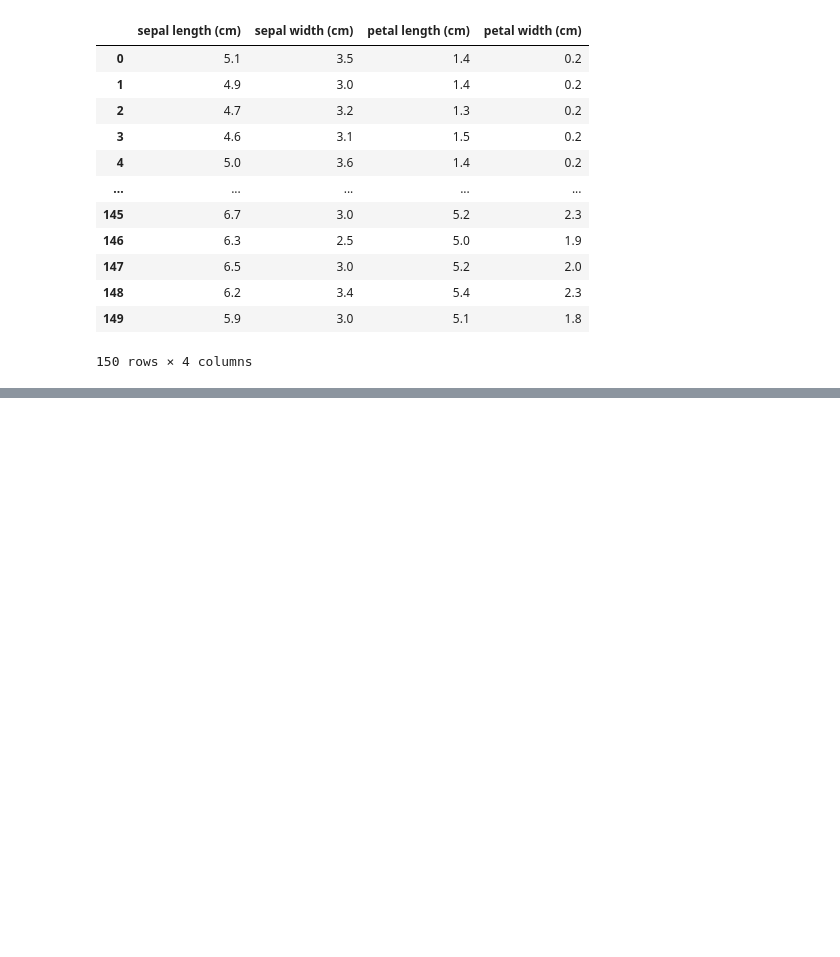
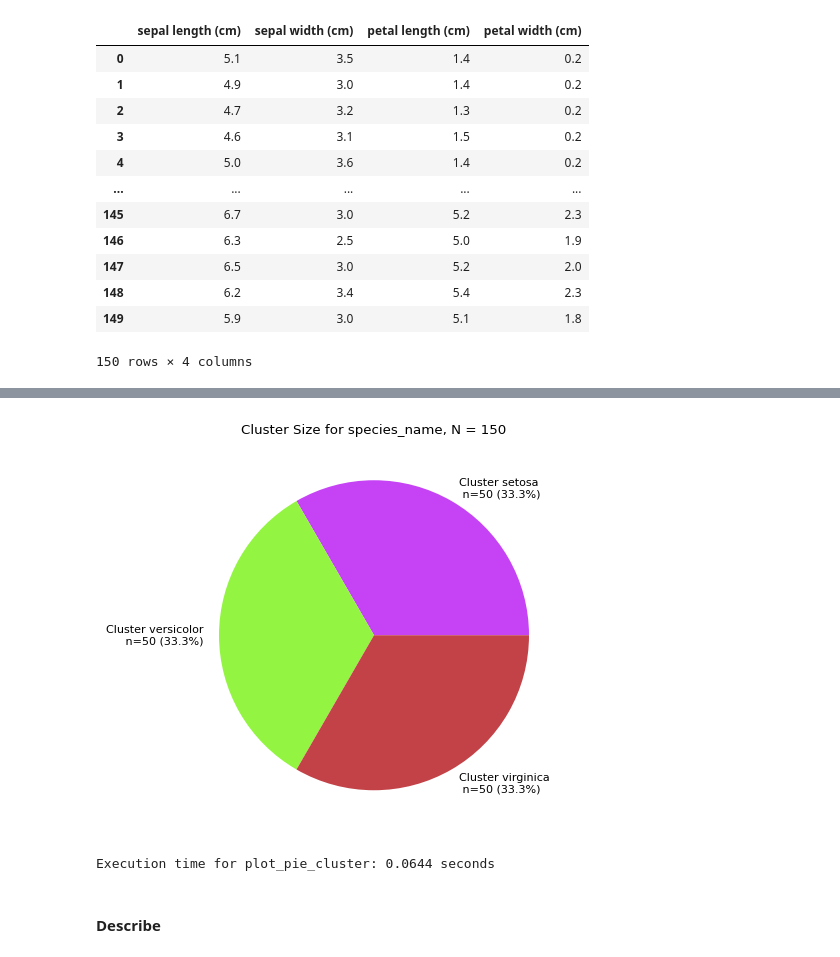
Before and after one commit to lidv94/post-analysis-clustering, a Jupyter notebook: dev.ipynb, the cells around one changed output, grey strips where cells are left out. Drawn from its saved outputs; the diff is of its cells as text; code cells hidden in the pictures; blank space fills up the shorter version.

```diff
--- a/dev.ipynb
+++ b/dev.ipynb
@@ -81,0 +492,9 @@ Execution time for plot_feature_distributions: 1.4955 seconds
+# %%
+plot_pie_cluster(df_in = df_iris,
+                target_cluster = 'species_name'
+                )
+# %% [output]
+[figure, added]
+Execution time for plot_pie_cluster: 0.0644 seconds
+# %% [markdown]
+#### Describe
```
Also changed, not shown: parts of 54 cells of this notebook, 6 other files.
